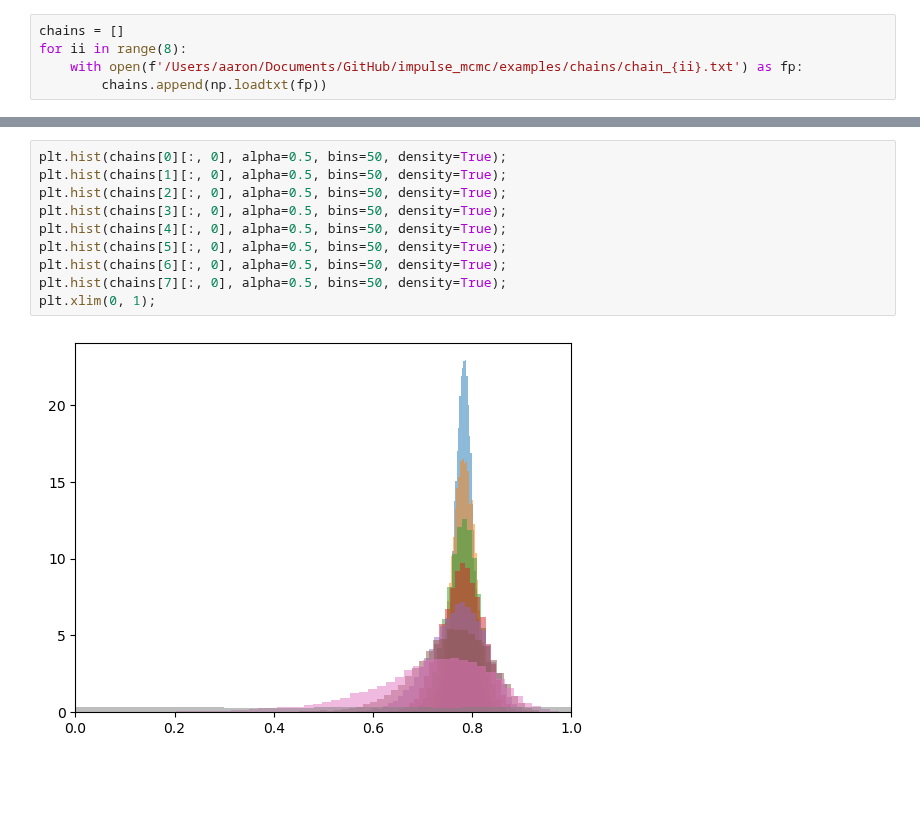
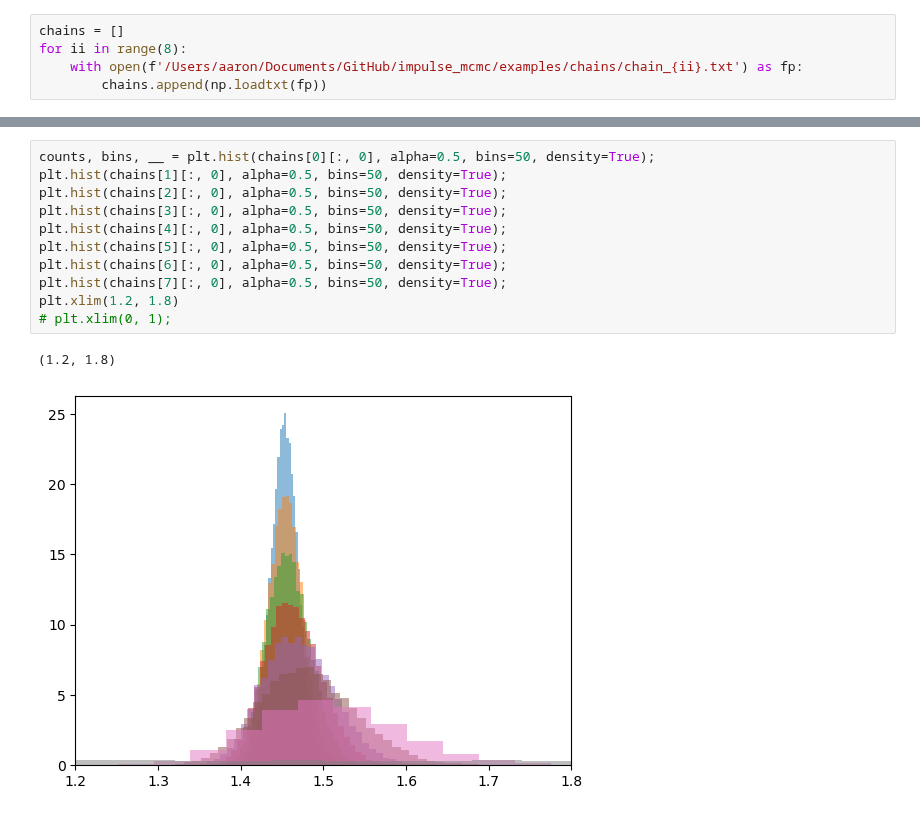
Before and after one commit to AaronDJohnson/impulse_mcmc, a Jupyter notebook: examples/sinusoidal_model.ipynb, the cells around one changed output, grey strips where cells are left out. Cells and saved outputs as stored; diff of their text form; blank space fills up the shorter version.

```diff
--- a/examples/sinusoidal_model.ipynb
+++ b/examples/sinusoidal_model.ipynb
@@ -106,15 +105,17 @@ plt.show()
 # %%
-plt.hist(chains[0][:, 0], alpha=0.5, bins=50, density=True);
+counts, bins, __ = plt.hist(chains[0][:, 0], alpha=0.5, bins=50, density=True);
 plt.hist(chains[1][:, 0], alpha=0.5, bins=50, density=True);
 plt.hist(chains[2][:, 0], alpha=0.5, bins=50, density=True);
 plt.hist(chains[3][:, 0], alpha=0.5, bins=50, density=True);
 plt.hist(chains[4][:, 0], alpha=0.5, bins=50, density=True);
 plt.hist(chains[5][:, 0], alpha=0.5, bins=50, density=True);
 plt.hist(chains[6][:, 0], alpha=0.5, bins=50, density=True);
 plt.hist(chains[7][:, 0], alpha=0.5, bins=50, density=True);
-plt.xlim(0, 1);
+plt.xlim(1.2, 1.8)
+# plt.xlim(0, 1);
 # %% [output]
+(1.2, 1.8)
-[figure, old version]
+[figure, new version]
 # %%
 burn = 20_000
 
```
Also changed, not shown: parts of 16 cells of this notebook, 1 other file.
